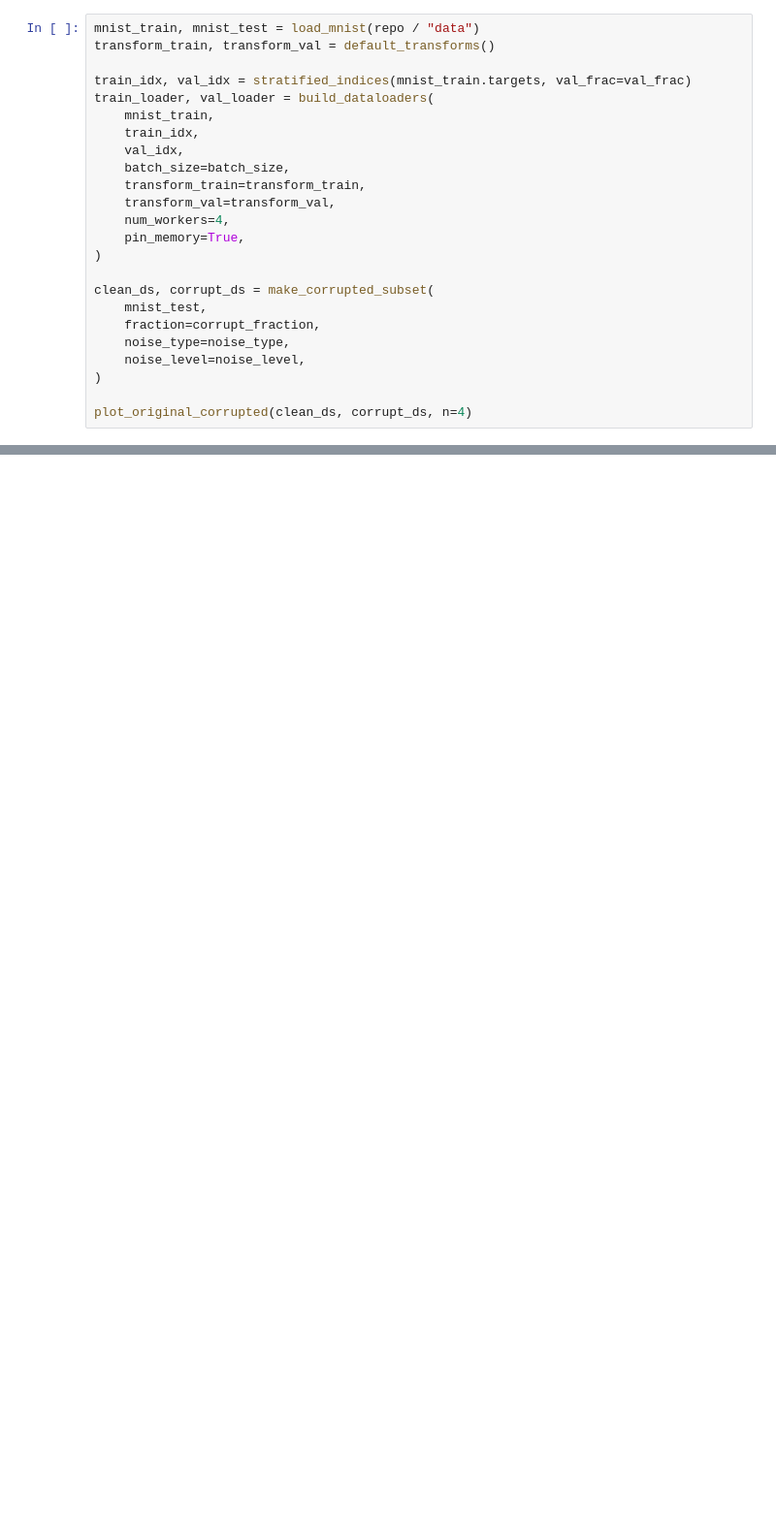
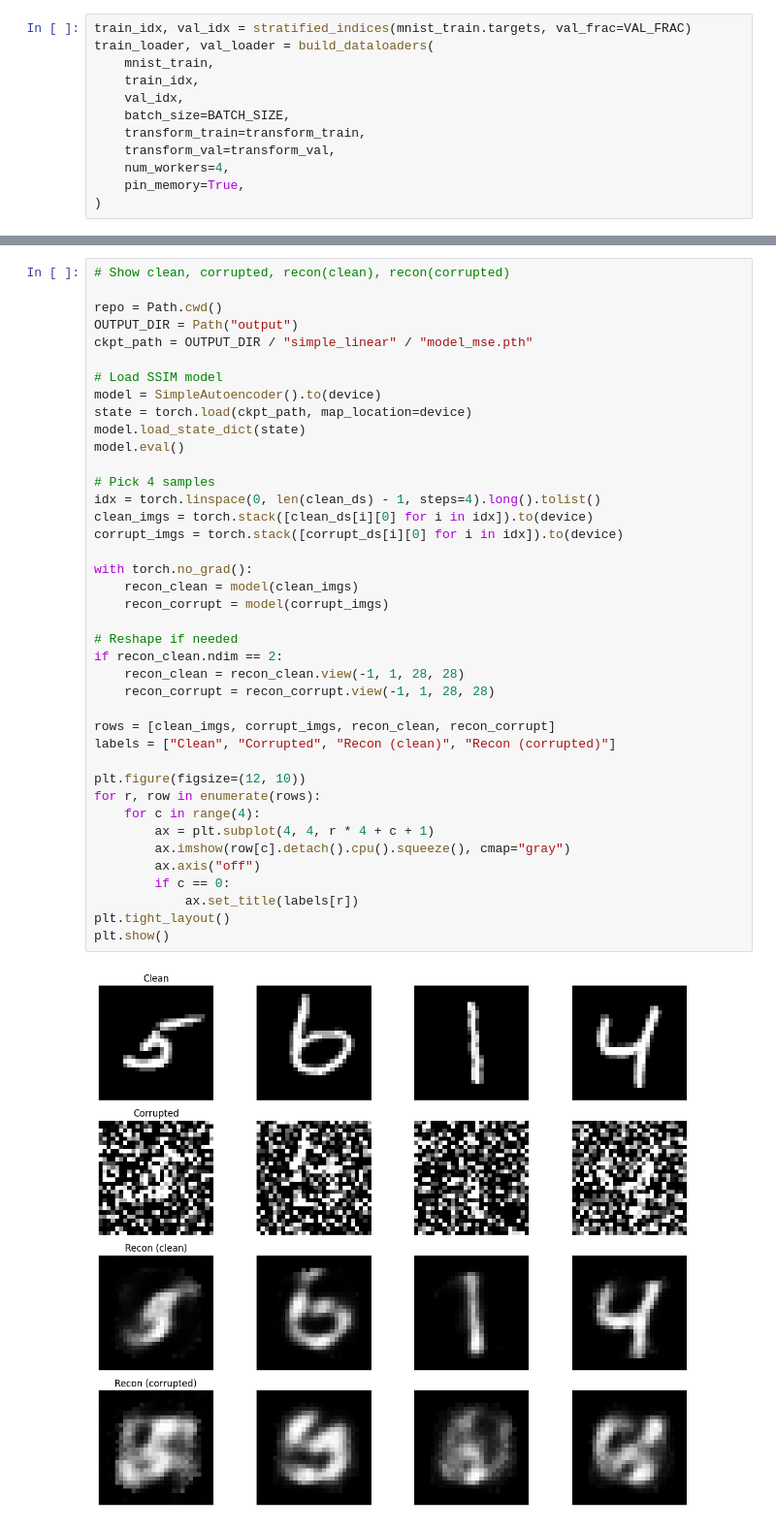
Before and after one commit to hhernandezdelg/autoencoder_nomaly_detection, a Jupyter notebook: assignment_2.ipynb, the cells around one changed output, grey strips where cells are left out. Shown at 97% size. Drawn from its saved outputs; the diff is of its cells as text; blank space fills up the shorter version.

```diff
--- a/assignment_2.ipynb
+++ b/assignment_2.ipynb
@@ -90,24 +75,12 @@ corrupt_fraction = 0.1
 # %%
-mnist_train, mnist_test = load_mnist(repo / "data")
-transform_train, transform_val = default_transforms()
-
-train_idx, val_idx = stratified_indices(mnist_train.targets, val_frac=val_frac)
+train_idx, val_idx = stratified_indices(mnist_train.targets, val_frac=VAL_FRAC)
 train_loader, val_loader = build_dataloaders(
     mnist_train,
     train_idx,
     val_idx,
-    batch_size=batch_size,
+    batch_size=BATCH_SIZE,
     transform_train=transform_train,
     transform_val=transform_val,
     num_workers=4,
     pin_memory=True,
 )
-
-clean_ds, corrupt_ds = make_corrupted_subset(
-    mnist_test,
-    fraction=corrupt_fraction,
-    noise_type=noise_type,
-    noise_level=noise_level,
-)
-
-plot_original_corrupted(clean_ds, corrupt_ds, n=4)
@@ -187,0 +129,42 @@ Epoch 12 | Train Loss: 0.220473 | Val Loss: 0.218758
+# %%
+# Show clean, corrupted, recon(clean), recon(corrupted)
+
+repo = Path.cwd()
+OUTPUT_DIR = Path("output")
+ckpt_path = OUTPUT_DIR / "simple_linear" / "model_mse.pth"
+
+# Load SSIM model
+model = SimpleAutoencoder().to(device)
+state = torch.load(ckpt_path, map_location=device)
+model.load_state_dict(state)
+model.eval()
+
+# Pick 4 samples
+idx = torch.linspace(0, len(clean_ds) - 1, steps=4).long().tolist()
+clean_imgs = torch.stack([clean_ds[i][0] for i in idx]).to(device)
+corrupt_imgs = torch.stack([corrupt_ds[i][0] for i in idx]).to(device)
+
+with torch.no_grad():
+    recon_clean = model(clean_imgs)
+    recon_corrupt = model(corrupt_imgs)
+
+# Reshape if needed
+if recon_clean.ndim == 2:
+    recon_clean = recon_clean.view(-1, 1, 28, 28)
+    recon_corrupt = recon_corrupt.view(-1, 1, 28, 28)
+
+rows = [clean_imgs, corrupt_imgs, recon_clean, recon_corrupt]
+labels = ["Clean", "Corrupted", "Recon (clean)", "Recon (corrupted)"]
+
+plt.figure(figsize=(12, 10))
+for r, row in enumerate(rows):
+    for c in range(4):
+        ax = plt.subplot(4, 4, r * 4 + c + 1)
+        ax.imshow(row[c].detach().cpu().squeeze(), cmap="gray")
+        ax.axis("off")
+        if c == 0:
+            ax.set_title(labels[r])
+plt.tight_layout()
+plt.show()
+# %% [output]
+[figure, added]
```
Also changed, not shown: parts of 29 cells of this notebook, 6 other files.
